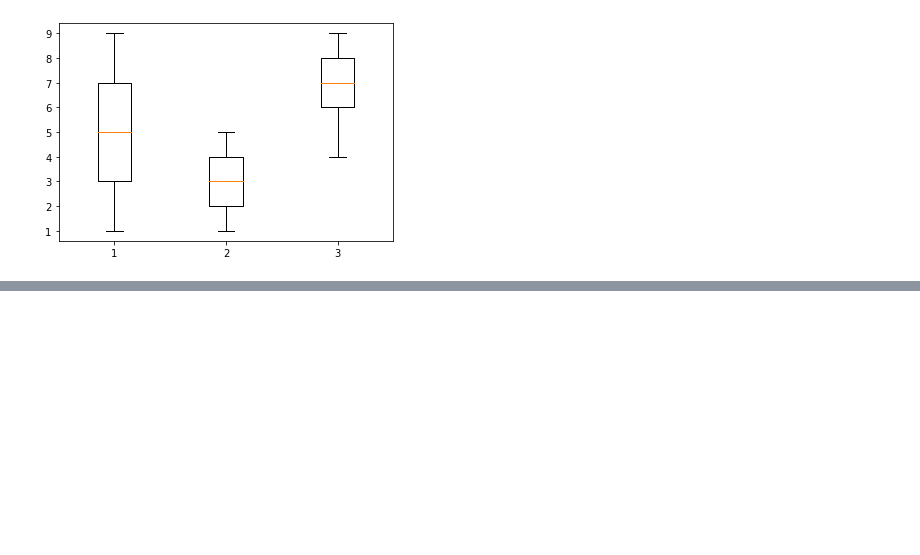
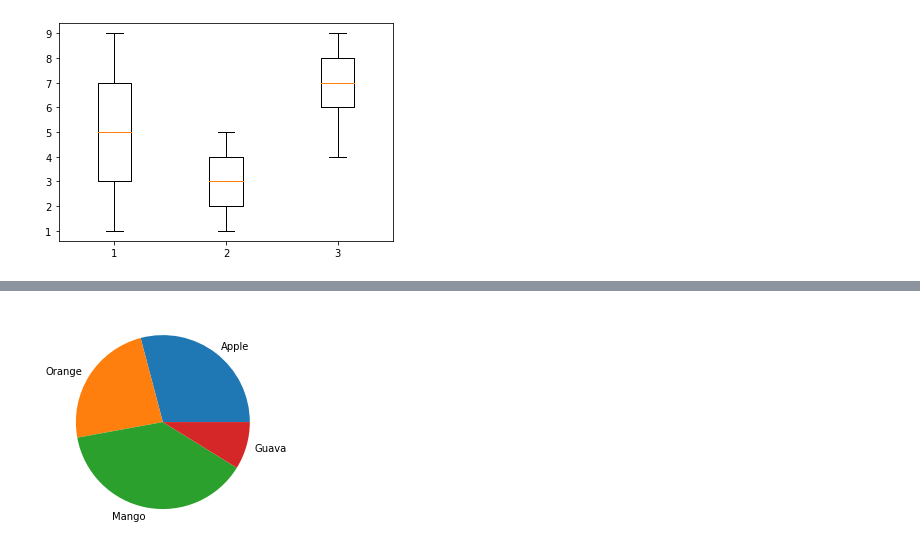
Before and after one commit to Vibhurathore09/ML, a Jupyter notebook: Matplotlib/Matplotlib.ipynb, the cells around one changed output, grey strips where cells are left out. Cells and saved outputs as stored; diff of their text form; code cells hidden in the pictures; blank space fills up the shorter version.

```diff
--- a/Matplotlib/Matplotlib.ipynb
+++ b/Matplotlib/Matplotlib.ipynb
@@ -162,0 +169,8 @@ plt.show()
+# %%
+# Pie-Chart
+fruit=['Apple' , 'Orange','Mango','Guava']
+quantity = (76,62,100,23)
+plt.pie(quantity,labels=fruit)
+plt.show()
+# %% [output]
+[figure, added]
```
Also changed, not shown: parts of 3 cells of this notebook.
